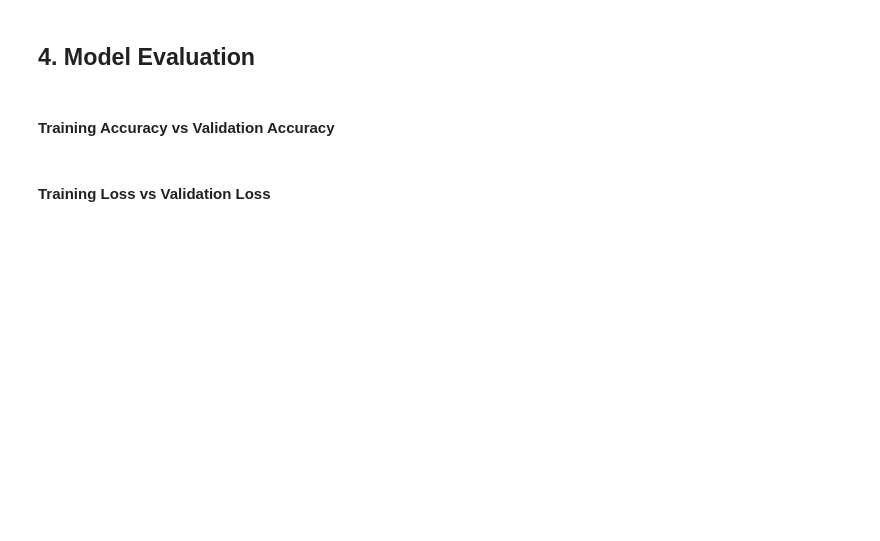
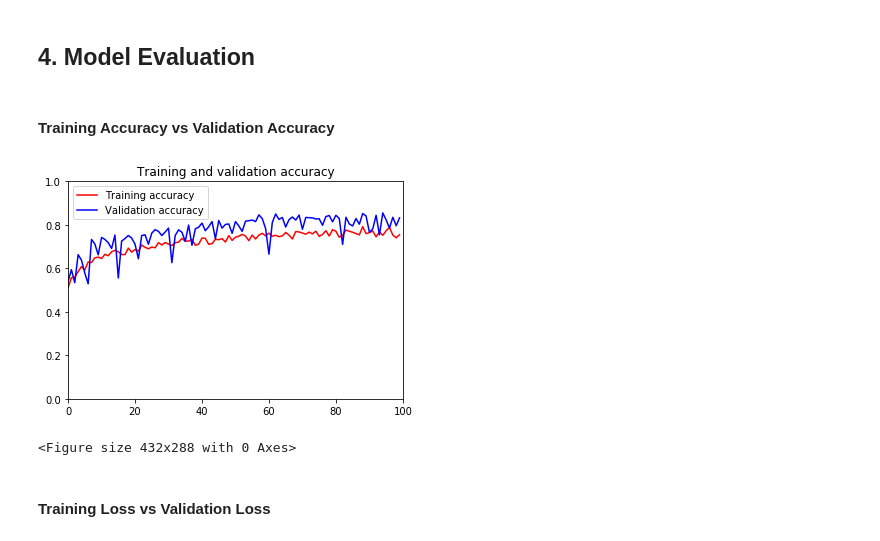
Before and after one commit to AdityaSingh17/DogsVsCats, a Jupyter notebook: DogOrCat.ipynb, the cells around one changed output. Cells and saved outputs as stored; diff of their text form; code cells hidden in the pictures; blank space fills up the shorter version.

```diff
--- a/DogOrCat.ipynb
+++ b/DogOrCat.ipynb
@@ -171,28 +193,29 @@ VAL_STEPS = 50
 #### Define the model
 # %%
 model = tf.keras.models.Sequential([
-    # Layer 1
-    tf.keras.layers.Conv2D(32, (3,3), activation='relu', input_shape=(150, 150, 3)),
+    # Input Layer
+    tf.keras.layers.Conv2D(32, (3,3), activation = 'relu', input_shape = INPUT_SHAPE),
     tf.keras.layers.MaxPooling2D(2, 2),
 
+    # Layer 1
+    tf.keras.layers.Conv2D(64, (3,3), activation = 'relu'),
+    tf.keras.layers.MaxPooling2D(2,2),
+
     # Layer 2
-    tf.keras.layers.Conv2D(64, (3,3), activation='relu'),
+    tf.keras.layers.Conv2D(128, (3,3), activation = 'relu'),
     tf.keras.layers.MaxPooling2D(2,2),
 
     # Layer 3
-    tf.keras.layers.Conv2D(128, (3,3), activation='relu'),
-    tf.keras.layers.MaxPooling2D(2,2),
-
-    # Layer 4
-    tf.keras.layers.Conv2D(128, (3,3), activation='relu'),
+    tf.keras.layers.Conv2D(128, (3,3), activation = 'relu'),
     tf.keras.layers.MaxPooling2D(2,2),
     tf.keras.layers.Dropout(0.5),
 
     tf.keras.layers.Flatten(),
     # Dense Layer
-    tf.keras.layers.Dense(512, activation='relu'),
+    tf.keras.layers.Dense(512, activation = 'relu'),
+
     # Output Layer
-    tf.keras.layers.Dense(1, activation='sigmoid')
+    tf.keras.layers.Dense(1, activation = 'sigmoid')
 ])
 # %% [markdown]
 #### Set optimizer
@@ -264,26 +328,29 @@ print("[INFO] Training complete!")
 #### Training Accuracy vs Validation Accuracy
 # %%
 xmin = 0
-xmax = 20
+xmax = EPOCHS
 ymin = 0.0
 ymax = 1.0
 
 acc = history.history['accuracy']
 val_acc = history.history['val_accuracy']
 epochs = range(len(acc))
 
 
 axes = plt.gca()
 axes.set_xlim([xmin,xmax])
 axes.set_ylim([ymin,ymax])
 
 plt.plot(epochs, acc, 'r', label = 'Training accuracy')
 plt.plot(epochs, val_acc, 'b', label = 'Validation accuracy')
 plt.title('Training and validation accuracy')
 plt.legend()
 plt.figure()
 
 plt.show()
+# %% [output]
+[figure, added]
+<Figure size 432x288 with 0 Axes>
 # %% [markdown]
 #### Training Loss vs Validation Loss
 # %%
```
Also changed, not shown: parts of 18 cells of this notebook.
